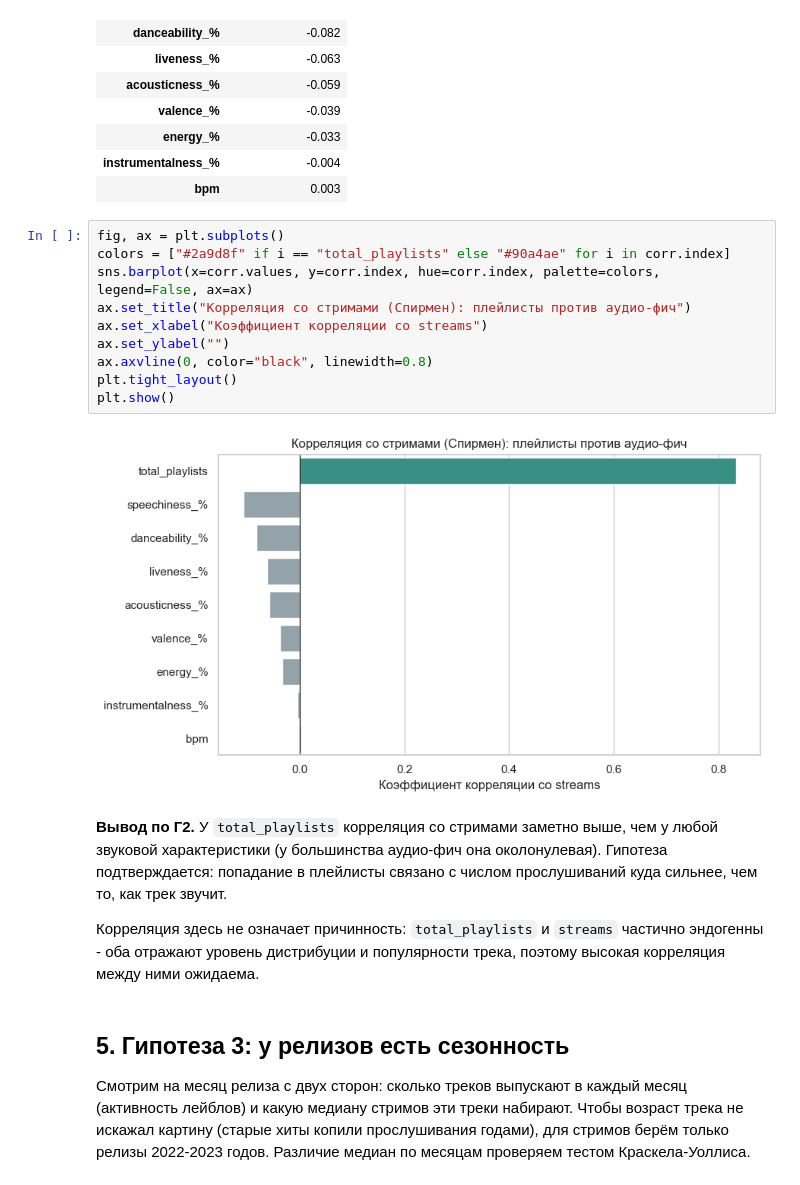
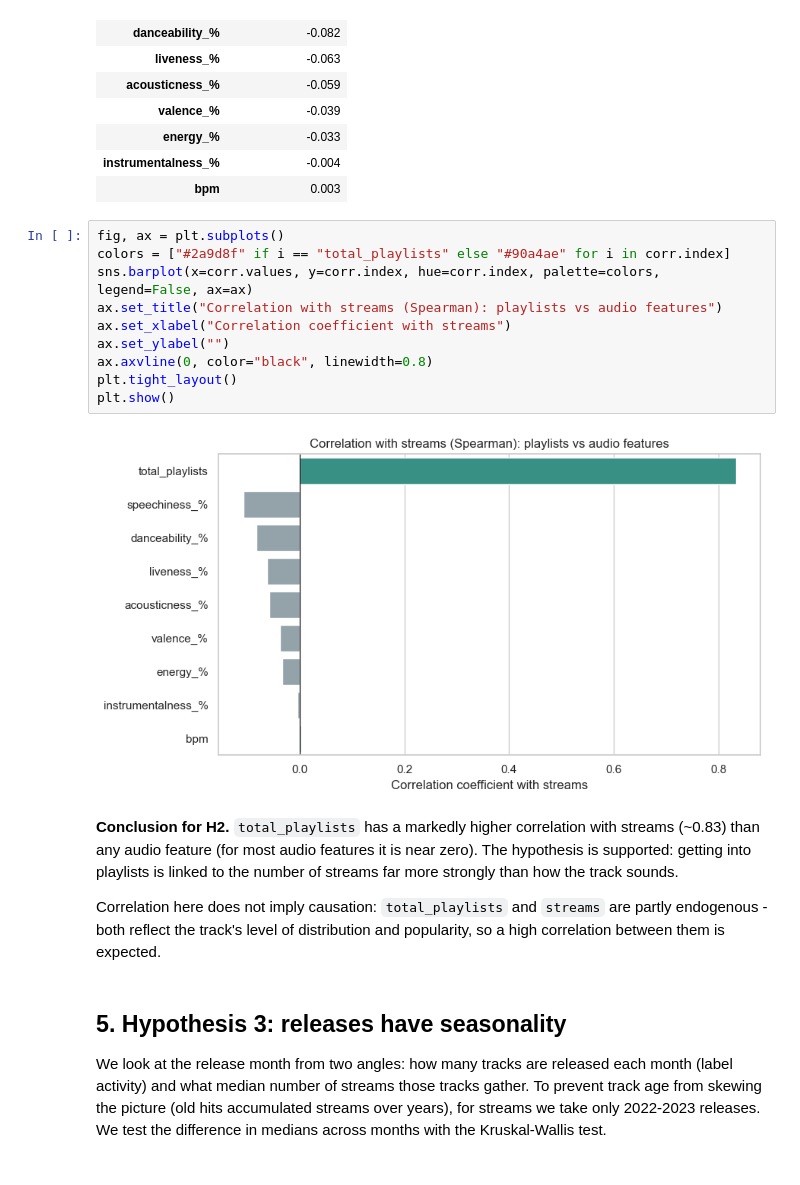
Before and after one commit to hilhool/spotify-analysis, a Jupyter notebook: notebooks/analysis.ipynb, the cells around one changed output. Cells and saved outputs as stored; diff of their text form.

```diff
--- a/notebooks/analysis.ipynb
+++ b/notebooks/analysis.ipynb
@@ -125,28 +125,28 @@ corr.to_frame("corr_with_streams").round(3)
 # %%
 fig, ax = plt.subplots()
 colors = ["#2a9d8f" if i == "total_playlists" else "#90a4ae" for i in corr.index]
 sns.barplot(x=corr.values, y=corr.index, hue=corr.index, palette=colors, legend=False, ax=ax)
-ax.set_title("Корреляция со стримами (Спирмен): плейлисты против аудио-фич")
-ax.set_xlabel("Коэффициент корреляции со streams")
+ax.set_title("Correlation with streams (Spearman): playlists vs audio features")
+ax.set_xlabel("Correlation coefficient with streams")
 ax.set_ylabel("")
 ax.axvline(0, color="black", linewidth=0.8)
 plt.tight_layout()
 plt.show()
 # %% [output]
-[figure, old version]
+[figure, new version]
 # %% [markdown]
-**Вывод по Г2.** У `total_playlists` корреляция со стримами заметно выше, чем у любой звуковой
-характеристики (у большинства аудио-фич она околонулевая). Гипотеза подтверждается: попадание в
-плейлисты связано с числом прослушиваний куда сильнее, чем то, как трек звучит.
+**Conclusion for H2.** `total_playlists` has a markedly higher correlation with streams (~0.83) than
+any audio feature (for most audio features it is near zero). The hypothesis is supported: getting into
+playlists is linked to the number of streams far more strongly than how the track sounds.
 
-Корреляция здесь не означает причинность: `total_playlists` и `streams` частично
-эндогенны - оба отражают уровень дистрибуции и популярности трека, поэтому высокая корреляция
-между ними ожидаема.
+Correlation here does not imply causation: `total_playlists` and `streams` are partly
+endogenous - both reflect the track's level of distribution and popularity, so a high correlation
+between them is expected.
 # %% [markdown]
-## 5. Гипотеза 3: у релизов есть сезонность
+## 5. Hypothesis 3: releases have seasonality
 
-Смотрим на месяц релиза с двух сторон: сколько треков выпускают в каждый месяц (активность
-лейблов) и какую медиану стримов эти треки набирают. Чтобы возраст трека не искажал картину
-(старые хиты копили прослушивания годами), для стримов берём только релизы 2022-2023 годов.
-Различие медиан по месяцам проверяем тестом Краскела-Уоллиса.
+We look at the release month from two angles: how many tracks are released each month (label
+activity) and what median number of streams those tracks gather. To prevent track age from skewing
+the picture (old hits accumulated streams over years), for streams we take only 2022-2023 releases.
+We test the difference in medians across months with the Kruskal-Wallis test.
 # %%
```
Also changed, not shown: parts of 22 cells of this notebook, 3 other files.
